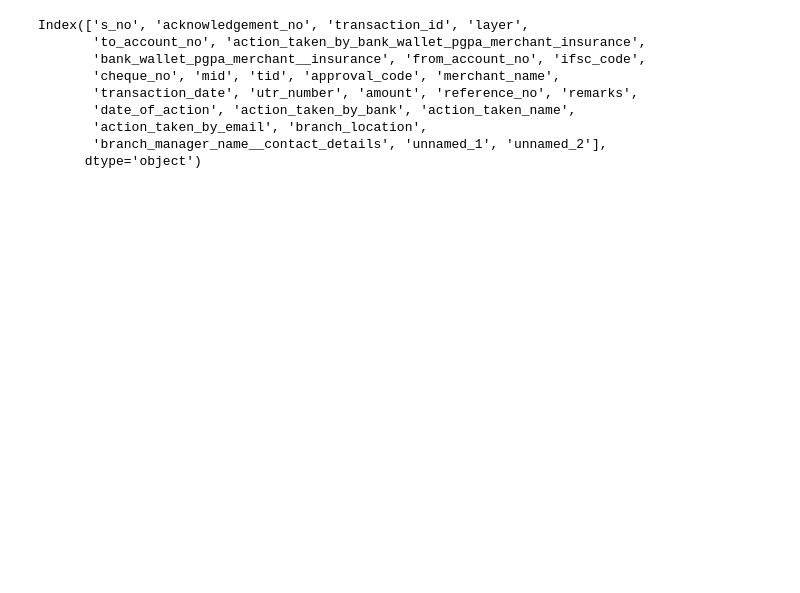
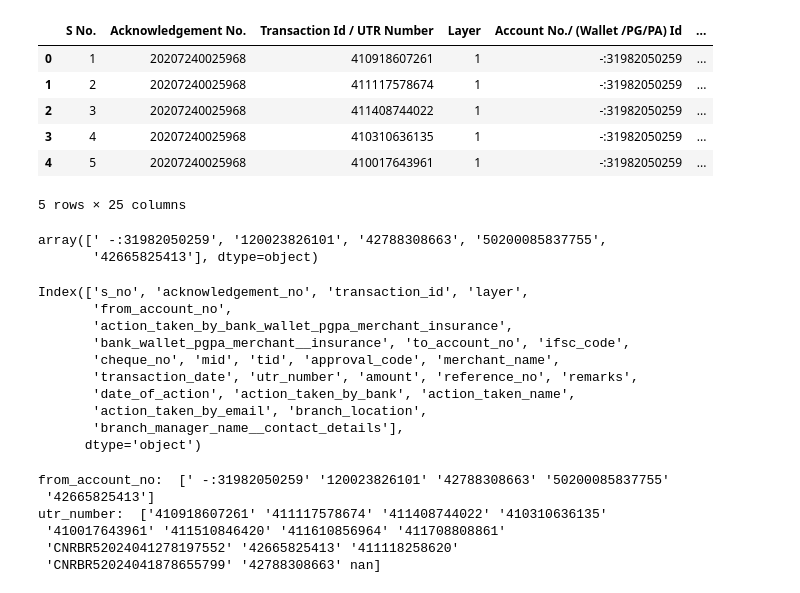
Before and after one commit to SJSYSburipeta/transactionData, a Jupyter notebook: TestingFinal.ipynb, the cells around one changed output. Drawn from its saved outputs; the diff is of its cells as text; code cells hidden in the pictures; blank space fills up the shorter version.

```diff
--- a/TestingFinal.ipynb
+++ b/TestingFinal.ipynb
@@ -96,14 +96,30 @@ def split_text(text, max_width=30):
         lines.append(' '.join(current_line))
 
     return '<BR/>'.join(lines)
+# %%
+# Read the CSV file
+file_path = 'C:\\Users\\rjsri\\Music\\Excel Files\\12. CR.NO 51-2024.xlsx'  # Replace with your file path
+df = pd.read_excel(file_path, dtype= str)
+df.head()
+# %% [output]
+|  | S No. | Acknowledgement No. | Transaction Id / UTR Number | Layer | Account No./ (Wallet /PG/PA) Id | ... |
+| 0 | 1 | 20207240025968 | 410918607261 | 1 | -:31982050259 | ... |
+| 1 | 2 | 20207240025968 | 411117578674 | 1 | -:31982050259 | ... |
+| 2 | 3 | 20207240025968 | 411408744022 | 1 | -:31982050259 | ... |
+| 3 | 4 | 20207240025968 | 410310636135 | 1 | -:31982050259 | ... |
+| 4 | 5 | 20207240025968 | 410017643961 | 1 | -:31982050259 | ... |
+5 rows × 25 columns
+# %%
+df['Account No./ (Wallet /PG/PA) Id'].unique()
+# %% [output]
+array([' -:31982050259', '120023826101', '42788308663', '50200085837755',
+       '42665825413'], dtype=object)
 # %%
-# Read the CSV file
-file_path = 'D:\\test\\CR.NO 75-2024-1.xlsx'  # Replace with your file path
-df = pd.read_excel(file_path, dtype= str)
+#df = pd.read_csv('D:\\0000 SB DATA\\transactionData\\CII CSV\\Test2.csv')
 new_columns = [
-            'S No.', 'acknowledgement_no', 'transaction_id', 'Layer', 'to_account_no',
+            'S No.', 'acknowledgement_no', 'transaction_id', 'Layer', 'from_account_no',
             'Action Taken by Bank/ (Wallet /PG/PA)/ Merchant// Insurance',
-            'Bank/ (Wallet /PG/PA)/ Merchant / Insurance', 'from_account_no', 'Ifsc Code',
+            'Bank/ (Wallet /PG/PA)/ Merchant / Insurance', 'to_account_no', 'Ifsc Code',
             'Cheque No', 'MID', 'TID', 'Approval Code', 'Merchant Name', 'Transaction Date',
             'utr_number', 'amount', 'Reference No', 'Remarks', 'Date of Action',
             'Action Taken By bank', 'Action Taken Name', 'Action Taken By Email',
@@ -127,12 +143,13 @@ df.columns = [clean_column_name(col) for col in df.columns]
 df.columns
 # %% [output]
 Index(['s_no', 'acknowledgement_no', 'transaction_id', 'layer',
-       'to_account_no', 'action_taken_by_bank_wallet_pgpa_merchant_insurance',
-       'bank_wallet_pgpa_merchant__insurance', 'from_account_no', 'ifsc_code',
+       'from_account_no',
+       'action_taken_by_bank_wallet_pgpa_merchant_insurance',
+       'bank_wallet_pgpa_merchant__insurance', 'to_account_no', 'ifsc_code',
        'cheque_no', 'mid', 'tid', 'approval_code', 'merchant_name',
        'transaction_date', 'utr_number', 'amount', 'reference_no', 'remarks',
        'date_of_action', 'action_taken_by_bank', 'action_taken_name',
        'action_taken_by_email', 'branch_location',
-       'branch_manager_name__contact_details', 'unnamed_1', 'unnamed_2'],
+       'branch_manager_name__contact_details'],
       dtype='object')
 # %%
@@ -148,2 +163,15 @@ for column in columns_to_append:
+# %%
+# print("Acknowledgement: ",df['acknowledgement_no'].unique())
+# print("transaction_id: ",df['transaction_id'].unique())
+# print("to_account_no: ",df['to_account_no'].unique())
+print("from_account_no: ",df['from_account_no'].unique())
+print("utr_number: ",df['utr_number'].unique())
+# %% [output]
+from_account_no:  [' -:31982050259' '120023826101' '42788308663' '50200085837755'
+ '42665825413']
+utr_number:  ['410918607261' '411117578674' '411408744022' '410310636135'
+ '410017643961' '411510846420' '411610856964' '411708808861'
+ 'CNRBR52024041278197552' '42665825413' '411118258620'
+ 'CNRBR52024041878655799' '42788308663' nan]
 # %%
 # Ensure that the 'to_account_no' column is treated as a string
```
Also changed, not shown: parts of 64 cells of this notebook.
